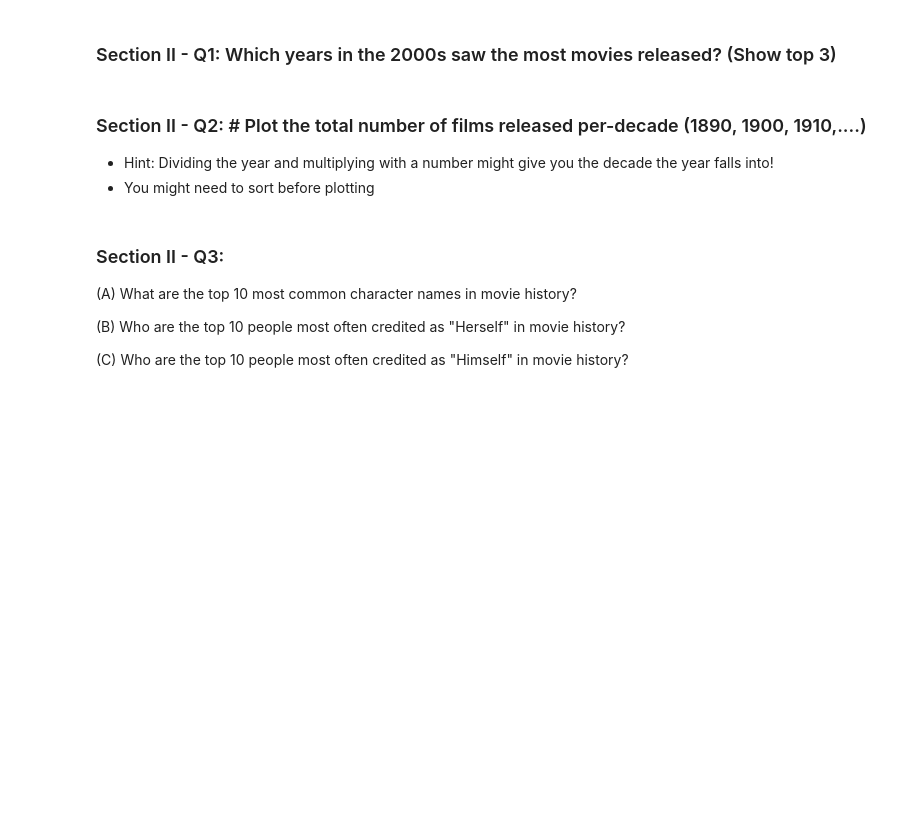
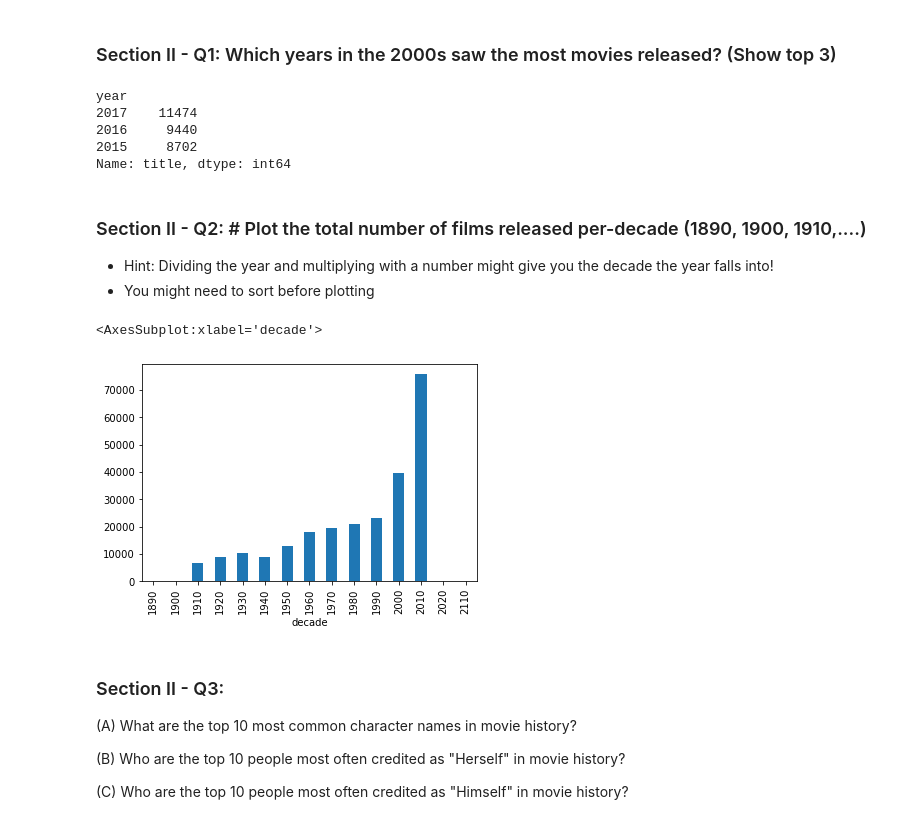
Before and after one commit to charlescoult/mec-mini-projects, a Jupyter notebook: mec-5.3.10-data-wranging-with-pandas-mini-project/Mini_Project_Data_Wrangling_Pandas.ipynb, the cells around one changed output. Saved outputs shown, nothing was run; the diff lists cells and outputs as text; code cells hidden in the pictures; blank space fills up the shorter version.

```diff
--- a/mec-5.3.10-data-wranging-with-pandas-mini-project/Mini_Project_Data_Wrangling_Pandas.ipynb
+++ b/mec-5.3.10-data-wranging-with-pandas-mini-project/Mini_Project_Data_Wrangling_Pandas.ipynb
@@ -329,9 +380,24 @@ top_ten.plot(kind='barh')
 # %% [markdown]
 ### Section II - Q1:  Which years in the 2000s saw the most movies released? (Show top 3)
+# %%
+# There has to be a better way
+movies[movies['year'] // 1000 == 2 ].groupby('year')['title'].count().sort_values(ascending=False).head(3)
+# %% [output]
+year
+2017    11474
+2016     9440
+2015     8702
+Name: title, dtype: int64
 # %% [markdown]
 ### Section II - Q2: # Plot the total number of films released per-decade (1890, 1900, 1910,....)
 - Hint: Dividing the year and multiplying with a number might give you the decade the year falls into!
 - You might need to sort before plotting
+# %%
+movies['decade'] = ( movies['year'] // 10 ) * 10
+movies.groupby('decade', sort='decade')['title'].count().plot(kind='bar')
+# %% [output]
+<AxesSubplot:xlabel='decade'>
+[figure, added]
 # %% [markdown]
 ### Section II - Q3:
 
```
Also changed, not shown: parts of 22 cells of this notebook.
